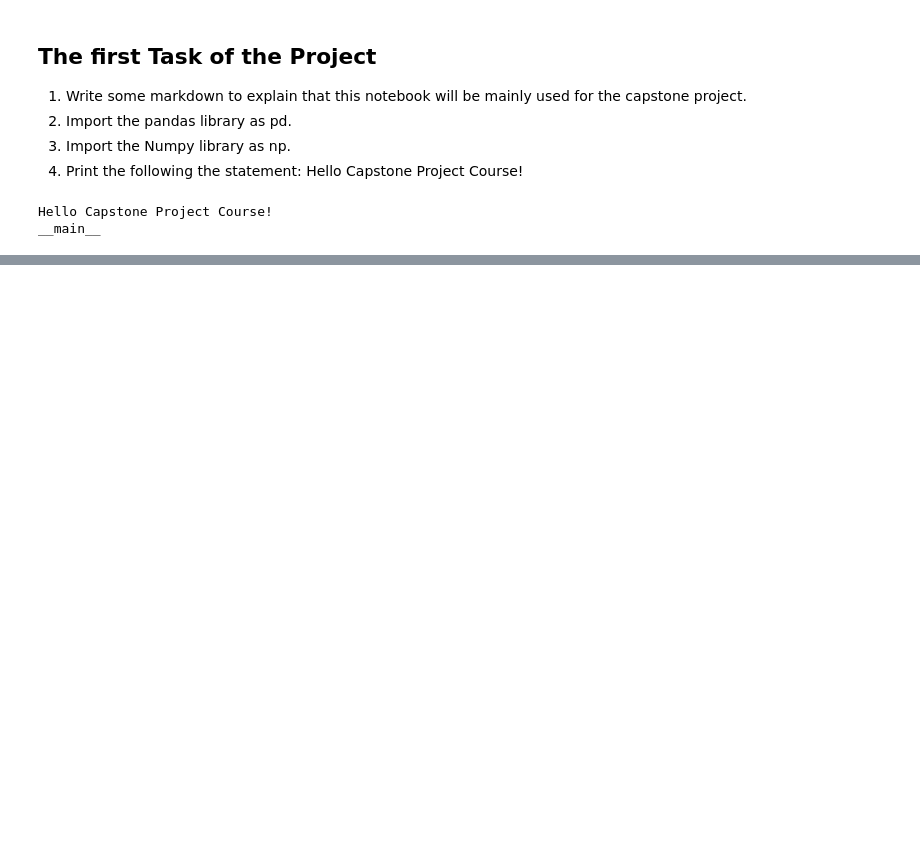
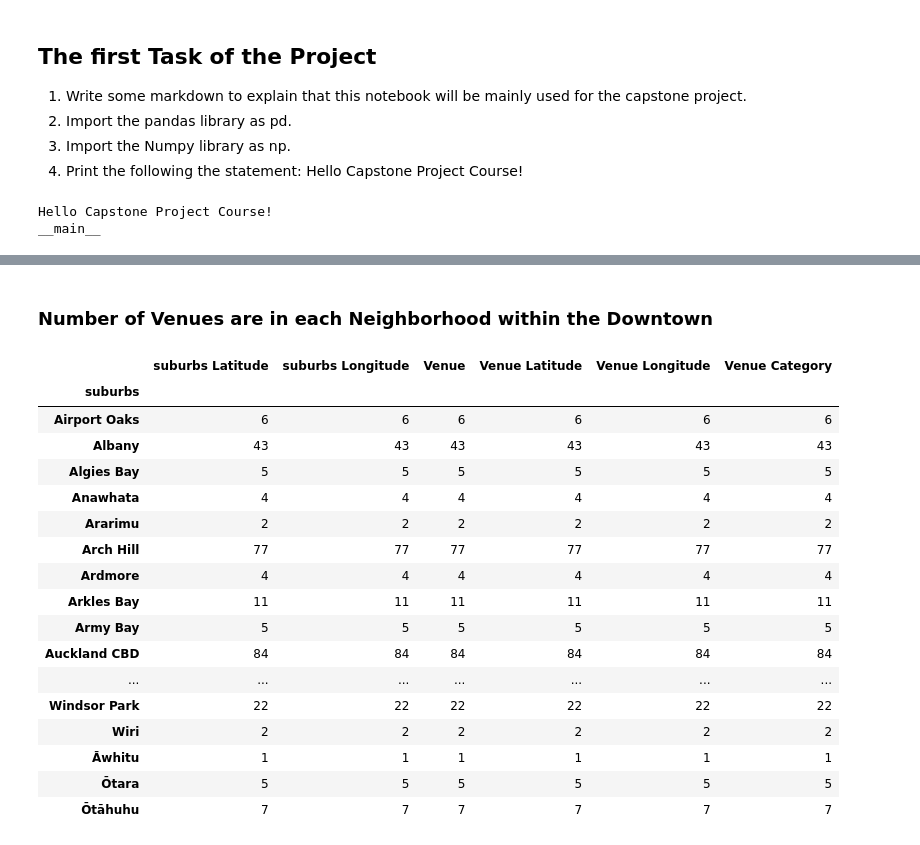
Before and after one commit to Clarkedlee/Coursera_Capstone, a Jupyter notebook: The Data Science Captone project.ipynb, the cells around one changed output, grey strips where cells are left out. Drawn from its saved outputs; the diff is of its cells as text; code cells hidden in the pictures; blank space fills up the shorter version.

```diff
--- a/The Data Science Captone project.ipynb
+++ b/The Data Science Captone project.ipynb
@@ -147,5 +176,12 @@ Workbench enviroment Ready !!!
 # %%
 
 #********* The Data Source URL ***********
-url_1 = "https://en.wikipedia.org/wiki/Demographics_of_Auckland # Demographics of Auckland"
-url_2 = "https://en.wikipedia.org/wiki/List_of_suburbs_of_Auckland  # List of Suburd Auckland"
+# url_1 = "https://en.wikipedia.org/wiki/Demographics_of_Auckland" # Demographics of Auckland
+url_2 = "https://en.wikipedia.org/wiki/List_of_suburbs_of_Auckland"  # List of Suburd Auckland
+
+# Download website content from the url_2
+url_2_content = requests.get(url_2).text
+
+# Create Beatifulsoup object with the content of url_2
+
+u2_soup = soup(url_2_content,"lxml") #the url_2 html code
@@ -151,0 +294,8 @@ url_2 = "https://en.wikipedia.org/wiki/List_of_suburbs_of_Auckland  # List of Su
+# %%
+#***** Convert the list of coordination to panda dataframe --- big auckland dataframe
+big_auckland_df = pd.DataFrame.from_dict(sub_loc_ack)
+print(len(big_auckland_df))
+big_auckland_df.head()
+
+big_auckland_df.to_csv('big_auckland_df.csv',index = False)
+big_auckland_df.groupby(['local board']).count()
@@ -151,0 +435,18 @@ url_2 = "https://en.wikipedia.org/wiki/List_of_suburbs_of_Auckland  # List of Su
+# %%
+#predefined the variables for Auckland
+# template data
+name_temp = big_auckland_df['suburbs']
+lati_temp= big_auckland_df['latitude']
+lngi_temp = big_auckland_df['longitude']
+C_ID = CLIENT_ID
+C_SEC = CLIENT_SECRET
+
+#create a class object downtown_venue
+auckland_venues = Venues_Exploring(name_temp,
+                        lati_temp,
+                        lngi_temp,
+                        C_ID,
+                        C_SEC
+                       )
+# %%
+auck_venues_df = auckland_venues.getNearbyVenues() #creat auckland venues dataframe
@@ -151,0 +483,23 @@ url_2 = "https://en.wikipedia.org/wiki/List_of_suburbs_of_Auckland  # List of Su
+# %% [markdown]
+### Number of Venues are in each Neighborhood within the Downtown
+# %%
+auck_venues_df.groupby('suburbs').count()
+# %% [output]
+|  | suburbs Latitude | suburbs Longitude | Venue | Venue Latitude | Venue Longitude | Venue Category |
+| suburbs |  |  |  |  |  |  |
+| Airport Oaks | 6 | 6 | 6 | 6 | 6 | 6 |
+| Albany | 43 | 43 | 43 | 43 | 43 | 43 |
+| Algies Bay | 5 | 5 | 5 | 5 | 5 | 5 |
+| Anawhata | 4 | 4 | 4 | 4 | 4 | 4 |
+| Ararimu | 2 | 2 | 2 | 2 | 2 | 2 |
+| Arch Hill | 77 | 77 | 77 | 77 | 77 | 77 |
+| Ardmore | 4 | 4 | 4 | 4 | 4 | 4 |
+| Arkles Bay | 11 | 11 | 11 | 11 | 11 | 11 |
+| Army Bay | 5 | 5 | 5 | 5 | 5 | 5 |
+| Auckland CBD | 84 | 84 | 84 | 84 | 84 | 84 |
+| ... | ... | ... | ... | ... | ... | ... |
+| Windsor Park | 22 | 22 | 22 | 22 | 22 | 22 |
+| Wiri | 2 | 2 | 2 | 2 | 2 | 2 |
+| Āwhitu | 1 | 1 | 1 | 1 | 1 | 1 |
+| Ōtara | 5 | 5 | 5 | 5 | 5 | 5 |
+| Ōtāhuhu | 7 | 7 | 7 | 7 | 7 | 7 |
```
Also changed, not shown: parts of 65 cells of this notebook.
